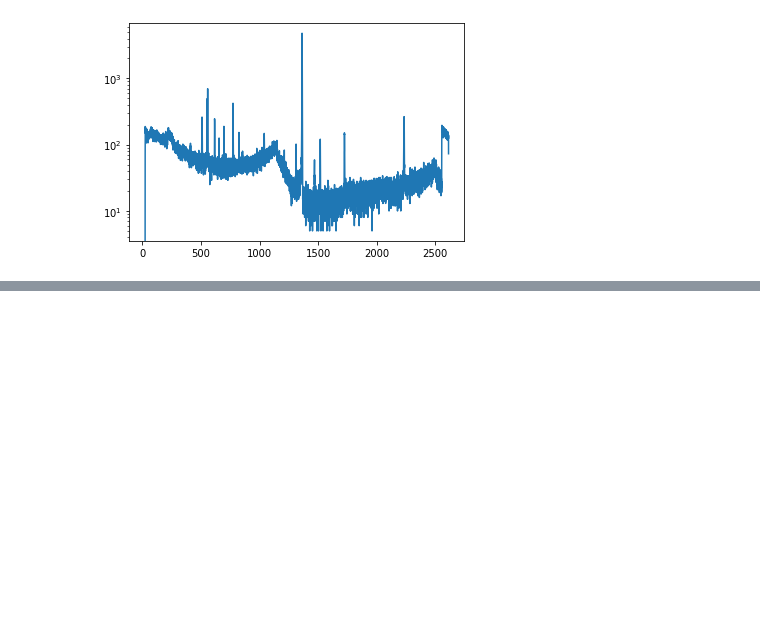
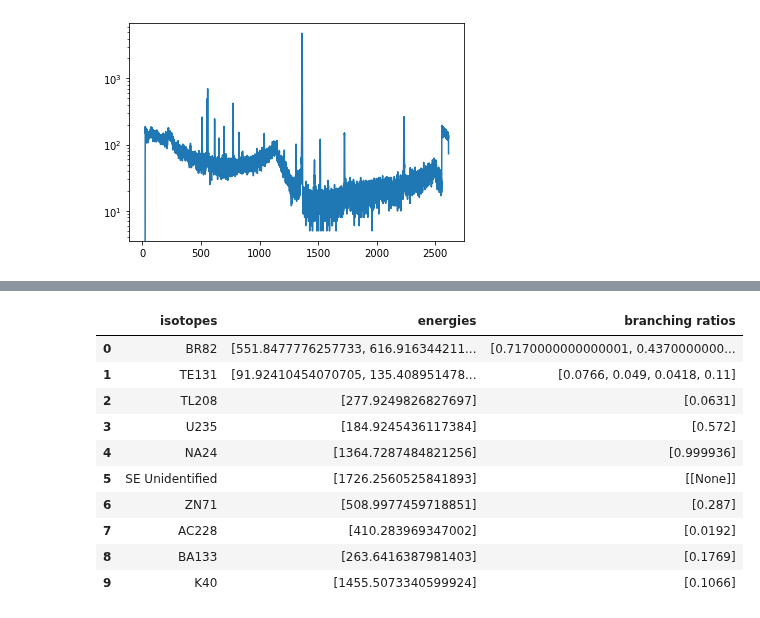
Before and after one commit to bearing/radwatch-analysis, a Jupyter notebook: examples/Becquerel-basics.ipynb, the cells around one changed output, grey strips where cells are left out. Saved outputs shown, nothing was run; the diff lists cells and outputs as text; code cells hidden in the pictures; blank space fills up the shorter version.

```diff
--- a/examples/Becquerel-basics.ipynb
+++ b/examples/Becquerel-basics.ipynb
@@ -100,0 +157,14 @@ Verified Isotopes, [['ZN71'], ['HO166'], ['BR82'], ['TE131'], ['BR82'], ['BR82']
+# %%
+df_24hr
+# %% [output]
+|  | isotopes | energies | branching ratios |
+| 0 | BR82 | [551.8477776257733, 616.916344211... | [0.7170000000000001, 0.4370000000... |
+| 1 | TE131 | [91.92410454070705, 135.408951478... | [0.0766, 0.049, 0.0418, 0.11] |
+| 2 | TL208 | [277.9249826827697] | [0.0631] |
+| 3 | U235 | [184.9245436117384] | [0.572] |
+| 4 | NA24 | [1364.7287484821256] | [0.999936] |
+| 5 | SE Unidentified | [1726.2560525841893] | [[None]] |
+| 6 | ZN71 | [508.9977459718851] | [0.287] |
+| 7 | AC228 | [410.283969347002] | [0.0192] |
+| 8 | BA133 | [263.6416387981403] | [0.1769] |
+| 9 | K40 | [1455.5073340599924] | [0.1066] |
```
Also changed, not shown: parts of 23 cells of this notebook.
